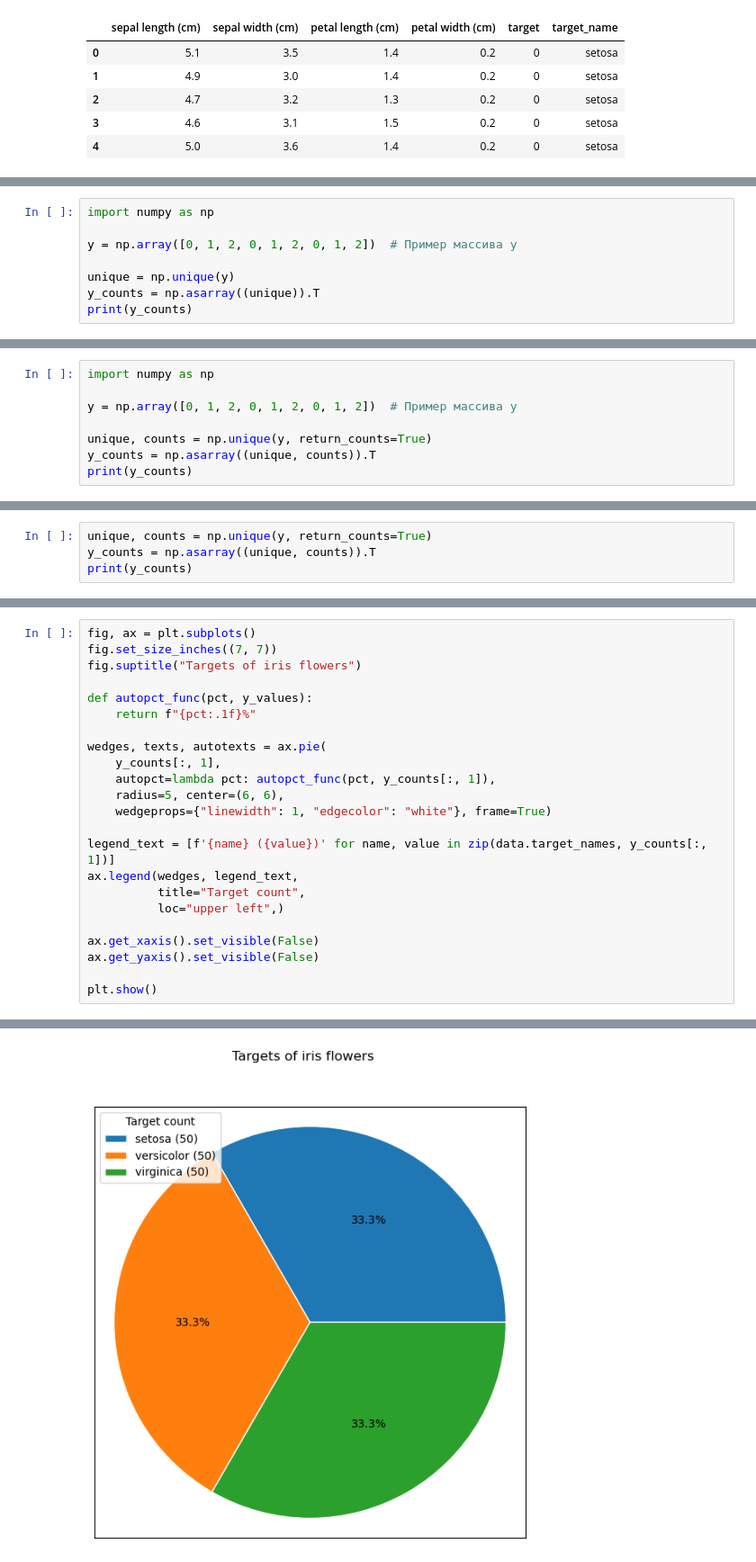
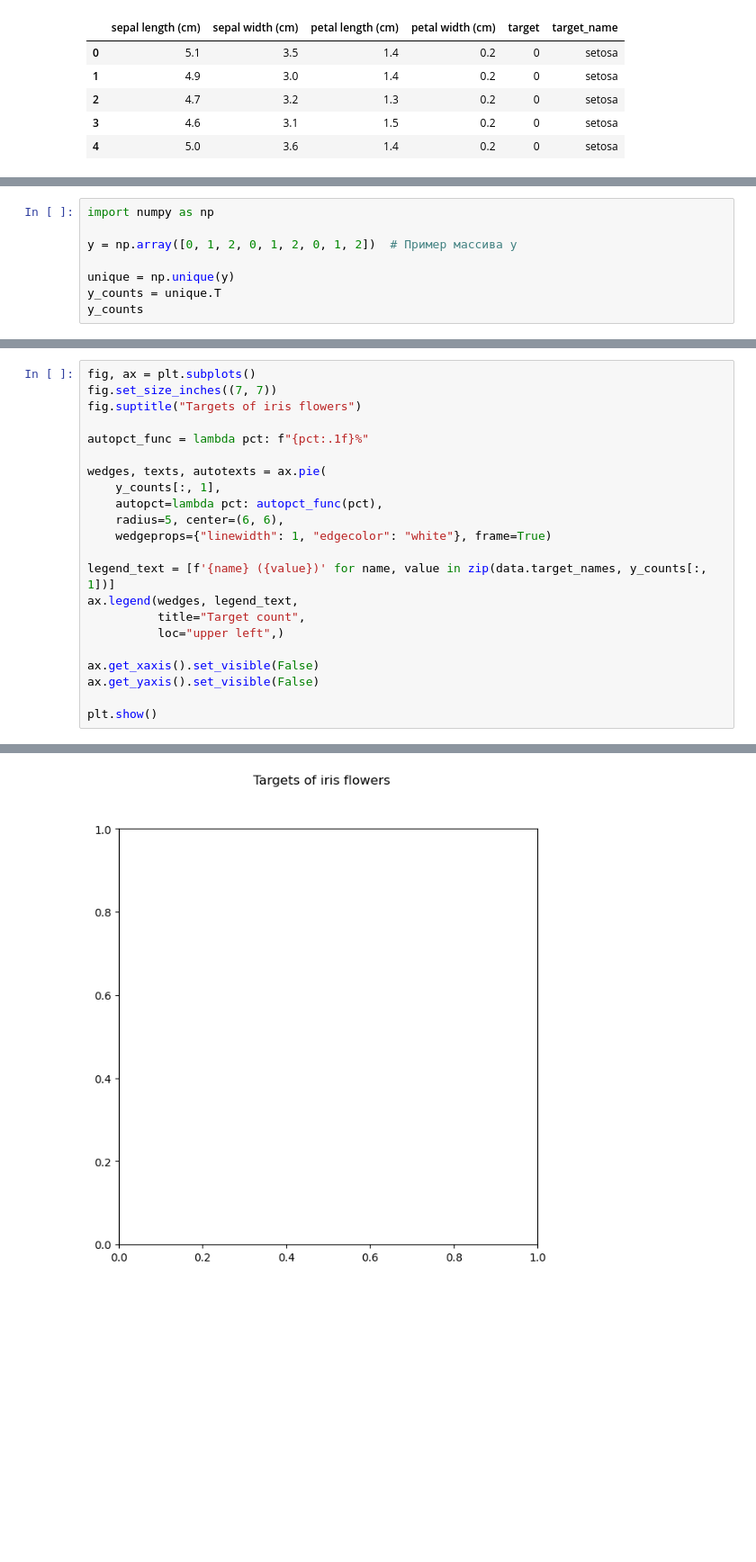
Before and after one commit to paalso/hexlet-python, a Jupyter notebook: data_analysis/python-data-visualization.ipynb, the cells around one changed output, grey strips where cells are left out. Shown at 90% size. Drawn from its saved outputs; the diff is of its cells as text; blank space fills up the shorter version.

```diff
--- a/data_analysis/python-data-visualization.ipynb
+++ b/data_analysis/python-data-visualization.ipynb
@@ -999,6 +1080,6 @@ import numpy as np
 y = np.array([0, 1, 2, 0, 1, 2, 0, 1, 2])  # Пример массива y
 
 unique = np.unique(y)
-y_counts = np.asarray((unique)).T
-print(y_counts)
+y_counts = unique.T
+y_counts
 # %% [output]
@@ -1006,8 +1086,0 @@ print(y_counts)
-# %%
-import numpy as np
-
-y = np.array([0, 1, 2, 0, 1, 2, 0, 1, 2])  # Пример массива y
-
-unique, counts = np.unique(y, return_counts=True)
-y_counts = np.asarray((unique, counts)).T
-print(y_counts)
@@ -1018,4 +1086,0 @@ print(y_counts)
-# %%
-unique, counts = np.unique(y, return_counts=True)
-y_counts = np.asarray((unique, counts)).T
-print(y_counts)
@@ -1037,12 +1089,11 @@ fig, ax = plt.subplots()
 fig.set_size_inches((7, 7))
 fig.suptitle("Targets of iris flowers")
 
-def autopct_func(pct, y_values):
-    return f"{pct:.1f}%"
+autopct_func = lambda pct: f"{pct:.1f}%"
 
 wedges, texts, autotexts = ax.pie(
     y_counts[:, 1],
-    autopct=lambda pct: autopct_func(pct, y_counts[:, 1]),
+    autopct=lambda pct: autopct_func(pct),
     radius=5, center=(6, 6),
     wedgeprops={"linewidth": 1, "edgecolor": "white"}, frame=True)
 
@@ -1059 +1111 @@ plt.show()
-[figure, old version]
+[figure, new version]
```
Also changed, not shown: parts of 113 cells of this notebook, 15 other files.
